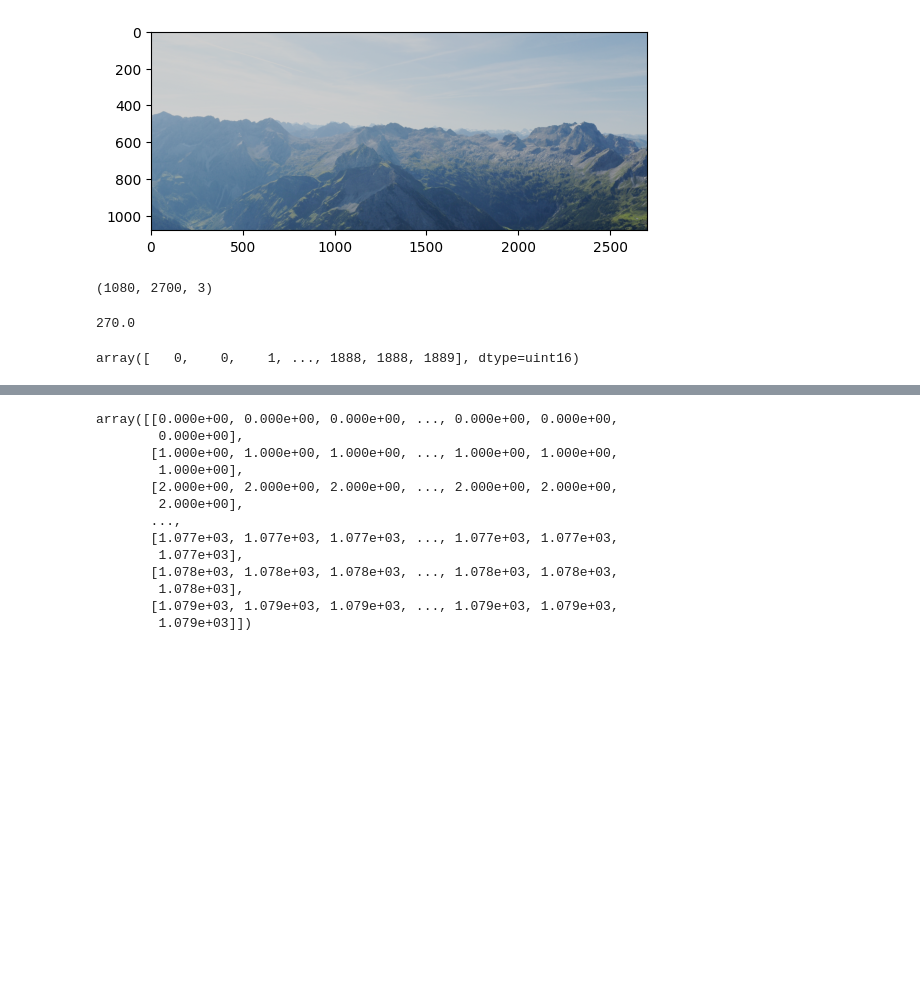
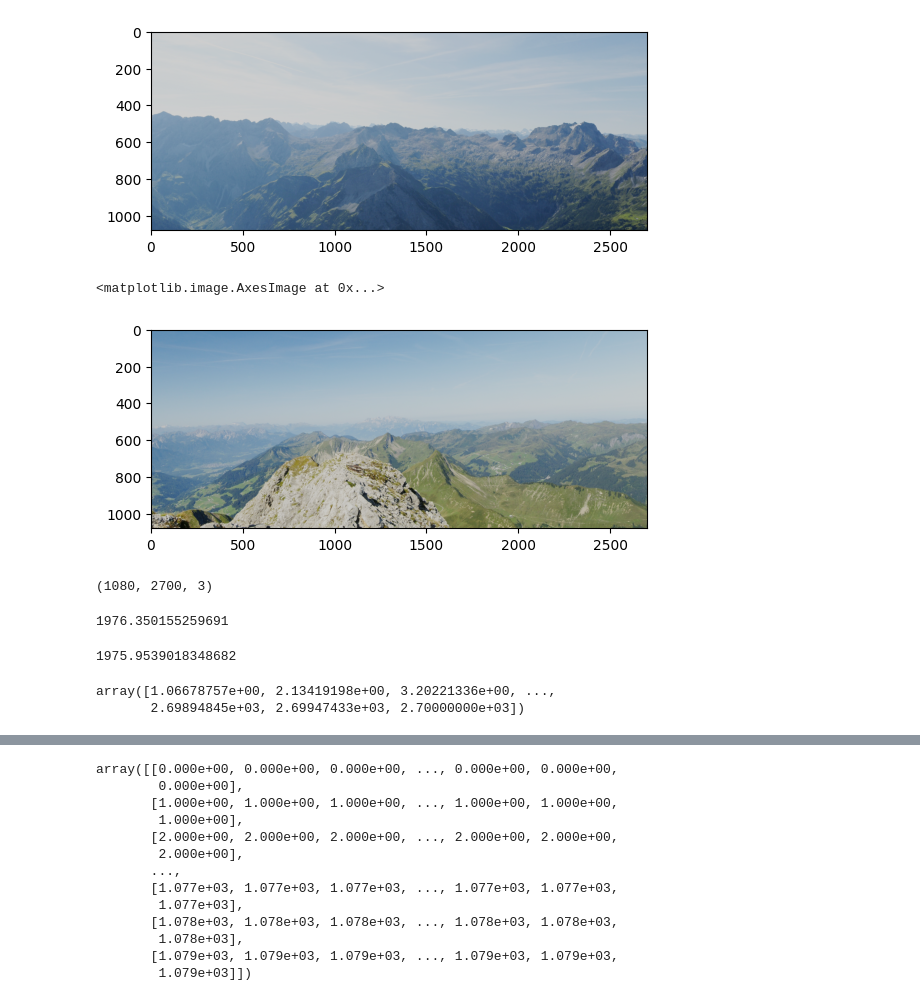
Before and after one commit to araobp/blender-science, a Jupyter notebook: Mathematics/opencv/remap.ipynb, the cells around one changed output, grey strips where cells are left out. Drawn from its saved outputs; the diff is of its cells as text; code cells hidden in the pictures; blank space fills up the shorter version.

```diff
--- a/Mathematics/opencv/remap.ipynb
+++ b/Mathematics/opencv/remap.ipynb
@@ -79,4 +87,11 @@ plt.imshow(img)
 # %% [output]
 <matplotlib.image.AxesImage at 0x...>
 [figure]
+# %%
+img_right = cv2.imread('images/Camera3.png')
+img_right = cv2.cvtColor(img_right, cv2.COLOR_BGR2RGB)
+plt.imshow(img_right)
+# %% [output]
+<matplotlib.image.AxesImage at 0x...>
+[figure, added]
 # %%
@@ -84,21 +100,38 @@ img.shape
 # %% [output]
 (1080, 2700, 3)
-# %%
-X_SCALE = img.shape[1]/W
-X_SCALE
-# %% [output]
-270.0
 # %%
-new_x = [0]
+new_x_left = []
 x_accum = 0
-for x in range(0, img.shape[1]-1, 1):
-    x_accum += fx(x/X_SCALE)
-    new_x.append(x_accum)
+img_width = img_left.shape[1]
+for i in range(0, img_width):
+    x = W * i / img_width
+    x_accum += fx(x)
+    new_x_left.append(x_accum)
 
-new_x = np.array(new_x)
-#new_x = new_x * img.shape[1] / new_x[-1]
-new_x = new_x.astype(np.uint16)
-new_x
+new_x_left = np.array(new_x_left)
+
+new_x_left[-1]
 # %% [output]
-array([   0,    0,    1, ..., 1888, 1888, 1889], dtype=uint16)
+1976.350155259691
+# %%
+new_x_right = []
+x_accum = 0
+img_width = img_left.shape[1]
+for i in range(img_width, 0, -1):
+    x = W * i / img_width
+    x_accum += fx(x)
+    new_x_right.append(x_accum)
+
+new_x_right = np.array(new_x_right)
+
+new_x_right[-1]
+# %% [output]
+1975.9539018348682
+# %%
+ratio = img_left.shape[1] / new_x_left[-1]
+new_x_left = new_x_left * ratio
+new_x_left
+# %% [output]
+array([1.06678757e+00, 2.13419198e+00, 3.20221336e+00, ...,
+       2.69894845e+03, 2.69947433e+03, 2.70000000e+03])
 # %%
```
Also changed, not shown: parts of 20 cells of this notebook, 2 other files.
